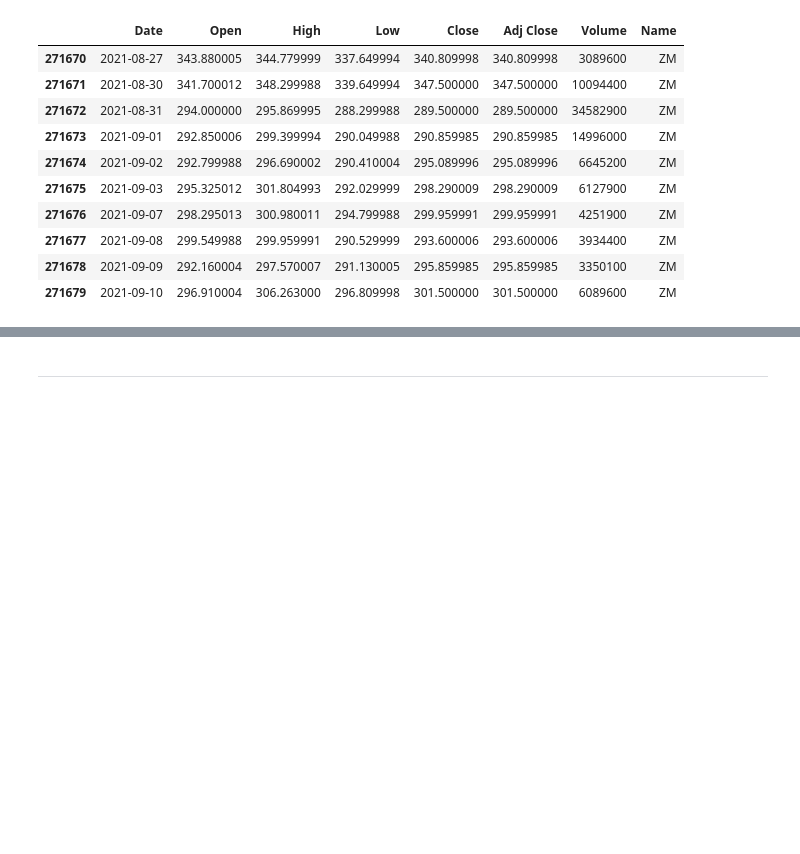
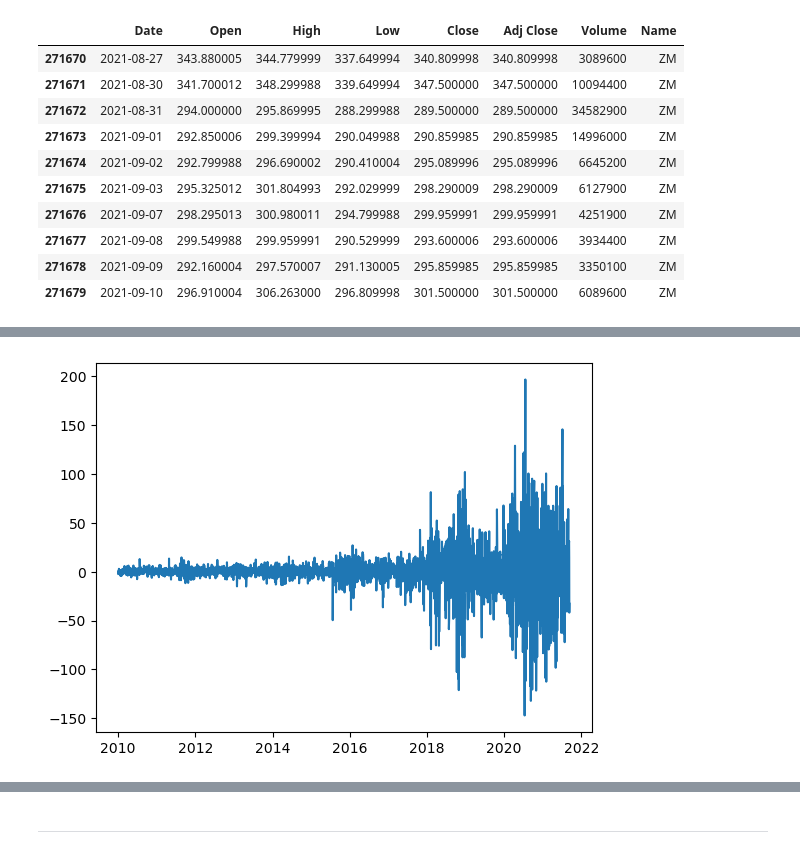
Before and after one commit to renishk2/nasdaq_100_stock_movement_predictor, a Jupyter notebook: Stocks_Trading_AI.ipynb, the cells around one changed output, grey strips where cells are left out. Saved outputs shown, nothing was run; the diff lists cells and outputs as text; code cells hidden in the pictures; blank space fills up the shorter version.

```diff
--- a/Stocks_Trading_AI.ipynb
+++ b/Stocks_Trading_AI.ipynb
@@ -81,0 +259,2 @@ stocks_df.tail(10)
+# %%
+amzn_stocks = stocks_df[stocks_df['Name'] == 'AMZN']
@@ -81,0 +277,6 @@ stocks_df.tail(10)
+# %%
+plt.figure()
+plt.plot(amzn_stocks['Date'], amzn_stocks['Difference'])
+plt.show()
+# %% [output]
+[figure, added]
```
Also changed, not shown: parts of 32 cells of this notebook.
